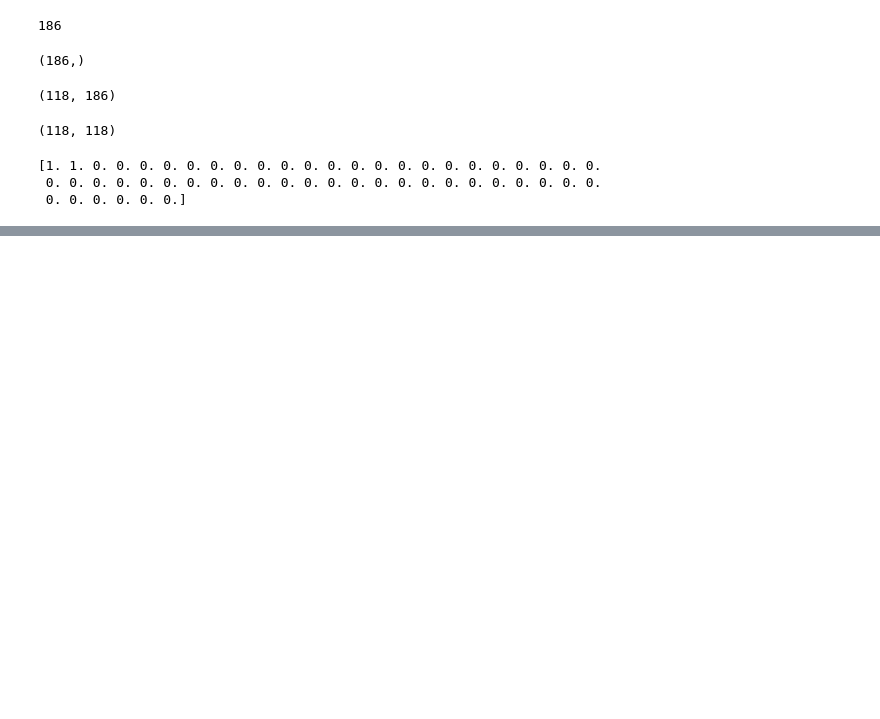
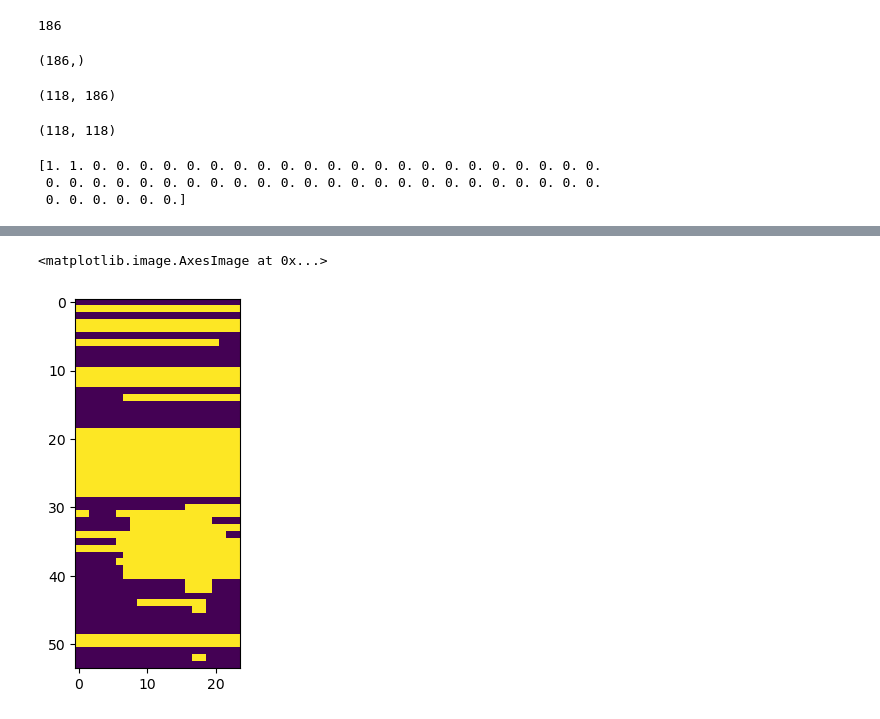
Before and after one commit to noraSSH/energy-system, a Jupyter notebook: final.ipynb, the cells around one changed output, grey strips where cells are left out. Saved outputs shown, nothing was run; the diff lists cells and outputs as text; code cells hidden in the pictures; blank space fills up the shorter version.

```diff
--- a/final.ipynb
+++ b/final.ipynb
@@ -211,0 +252,6 @@ res = prob.solve(solver = cp.GUROBI,verbose=True,MIPgap = 0.01)
+# %%
+# plot u, v, w
+plt.imshow(u.value)
+# %% [output]
+<matplotlib.image.AxesImage at 0x...>
+[figure, added]
```
Also changed, not shown: parts of 13 cells of this notebook.
